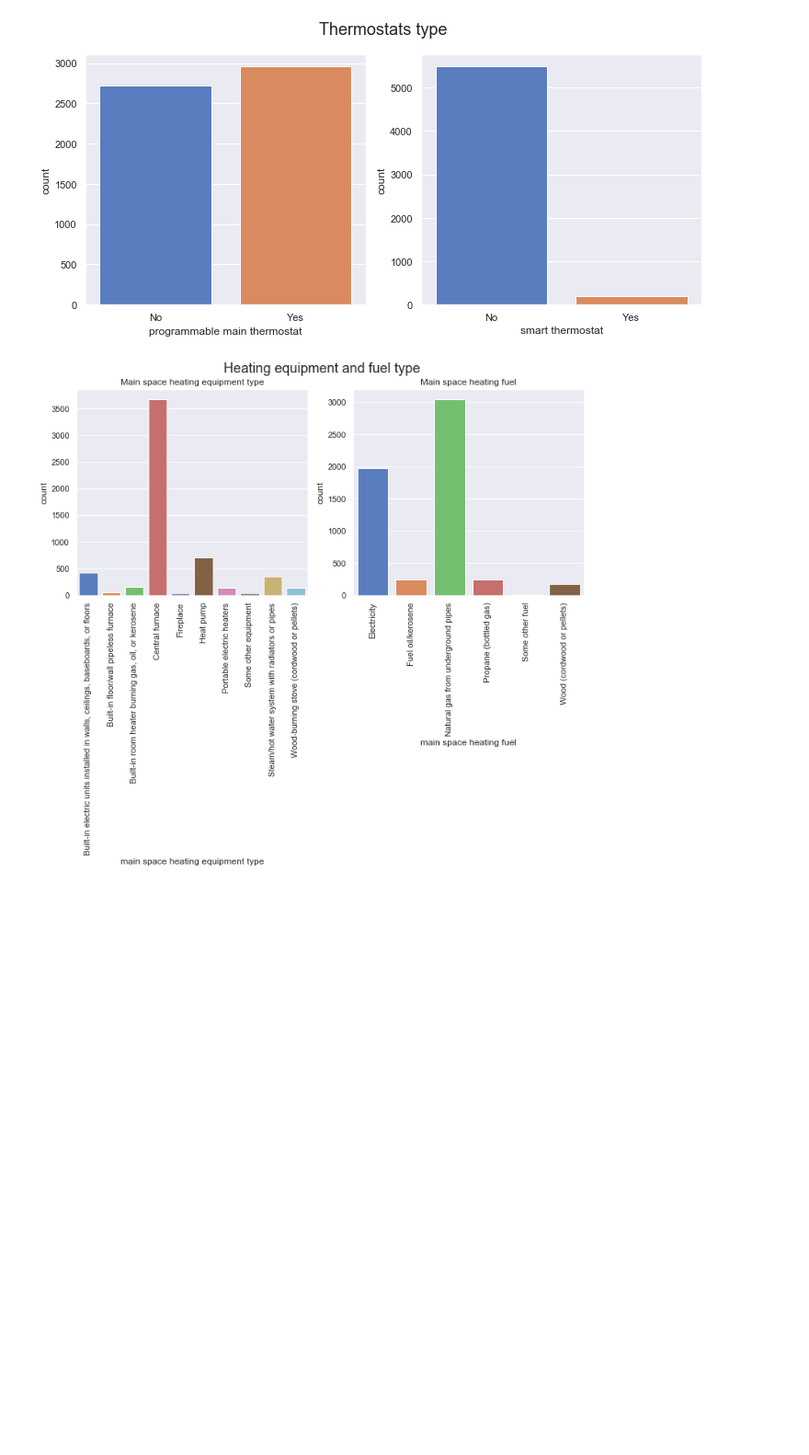
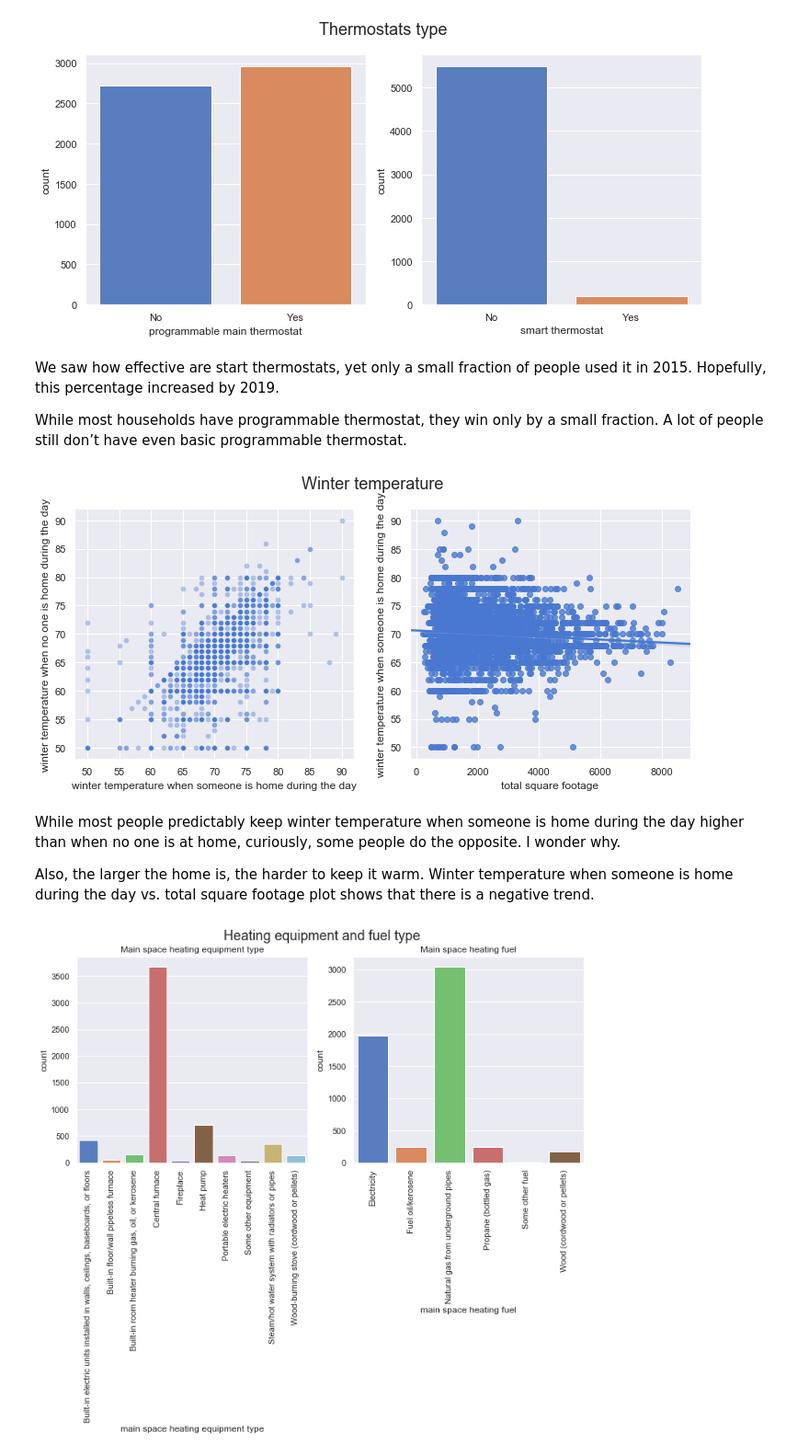
Before and after one commit to JuliaZozulia/Predicting_utilitiy_cost, a Jupyter notebook: Predicting residential utility costs based on attributes of the house .ipynb, the cells around one changed output. Shown at 92% size. Cells and saved outputs as stored; diff of their text form; code cells hidden in the pictures; blank space fills up the shorter version.

```diff
--- a/Predicting residential utility costs based on attributes of the house .ipynb
+++ b/Predicting residential utility costs based on attributes of the house .ipynb
@@ -480,6 +458,37 @@ sns.countplot("smart thermostat", data=X)
 plt.show()
 # %% [output]
 [figure]
+# %% [markdown]
+We saw how effective are start thermostats, yet only a small fraction of people used it in 2015. Hopefully, this percentage increased by 2019.
+
+While most households have programmable thermostat, they win only by a small fraction. A lot of people still don’t have even basic programmable thermostat.
+# %%
+plt.subplots(1, 2, figsize=(12, 5))
+plt.suptitle("Winter temperature", fontsize=18)
+plt.subplots_adjust(wspace=0.2, hspace=0.2)
+
+plt.subplot(121)
+sns.scatterplot(
+    x="winter temperature when someone is home during the day",
+    y="winter temperature when no one is home during the day",
+    data=X_heated,
+    alpha=0.4,
+)
+
+plt.subplot(122)
+sns.regplot(
+    y="winter temperature when someone is home during the day",
+    x="total square footage",
+    data=X_heated,
+)
+
+plt.show()
+# %% [output]
+[figure, added]
+# %% [markdown]
+While most people predictably keep winter temperature when someone is home during the day higher than when no one is at home, curiously, some people do the opposite. I wonder why.
+
+Also, the larger the home is, the harder to keep it warm. Winter temperature when someone is home during the day vs. total square footage plot shows that there is a negative trend.
 # %%
 plt.subplots(1, 2, figsize=(12, 5))
 plt.suptitle("Heating equipment and fuel type", fontsize=18)
```
Also changed, not shown: parts of 20 cells of this notebook.
